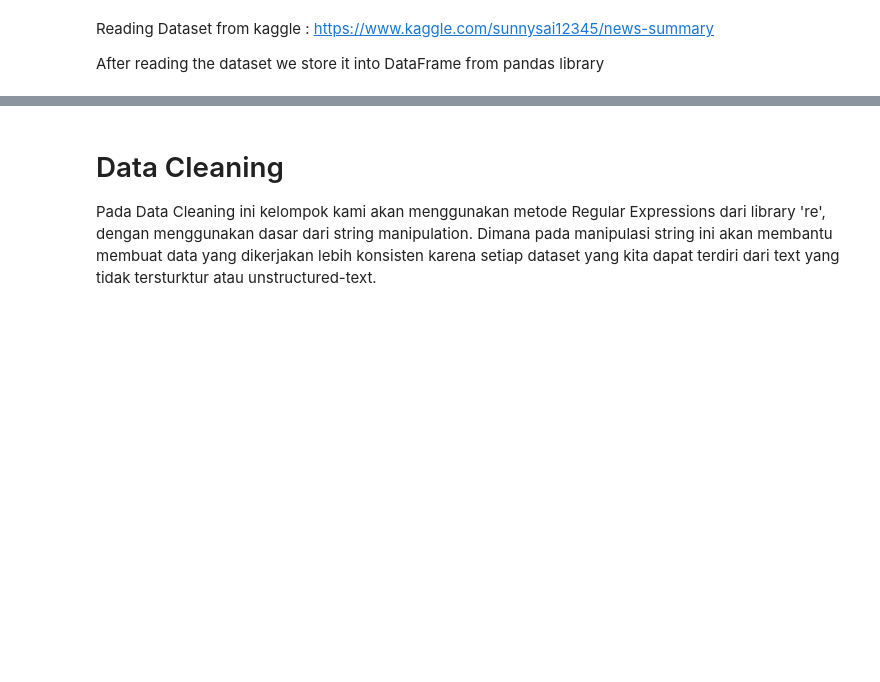
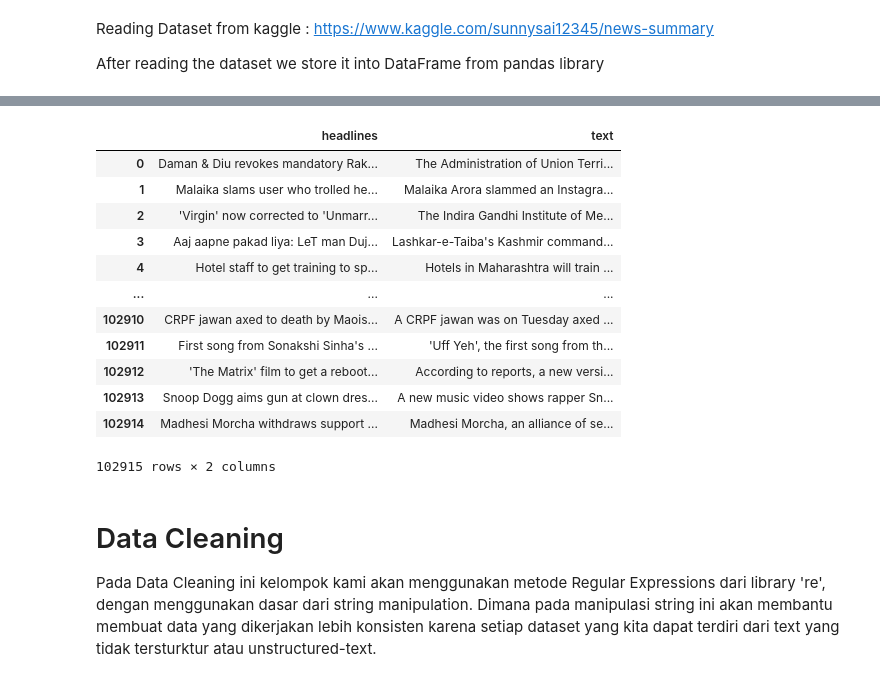
Before and after one commit to rhenaldariendra/Information_Retrieval, a Jupyter notebook: PROJECT_INFORMATION_RETRIEVAL.ipynb, the cells around one changed output, grey strips where cells are left out. Drawn from its saved outputs; the diff is of its cells as text; code cells hidden in the pictures; blank space fills up the shorter version.

```diff
--- a/PROJECT_INFORMATION_RETRIEVAL.ipynb
+++ b/PROJECT_INFORMATION_RETRIEVAL.ipynb
@@ -95,3 +53,19 @@ contraction_mapping = {"ain't": "is not", "aren't": "are not","can't": "cannot",
+# %%
+df['headlines'].head
+# %% [output]
+|  | headlines | text |
+| 0 | Daman & Diu revokes mandatory Rak... | The Administration of Union Terri... |
+| 1 | Malaika slams user who trolled he... | Malaika Arora slammed an Instagra... |
+| 2 | 'Virgin' now corrected to 'Unmarr... | The Indira Gandhi Institute of Me... |
+| 3 | Aaj aapne pakad liya: LeT man Duj... | Lashkar-e-Taiba's Kashmir command... |
+| 4 | Hotel staff to get training to sp... | Hotels in Maharashtra will train ... |
+| ... | ... | ... |
+| 102910 | CRPF jawan axed to death by Maois... | A CRPF jawan was on Tuesday axed ... |
+| 102911 | First song from Sonakshi Sinha's ... | 'Uff Yeh', the first song from th... |
+| 102912 | 'The Matrix' film to get a reboot... | According to reports, a new versi... |
+| 102913 | Snoop Dogg aims gun at clown dres... | A new music video shows rapper Sn... |
+| 102914 | Madhesi Morcha withdraws support ... | Madhesi Morcha, an alliance of se... |
+102915 rows × 2 columns
 # %% [markdown]
 # Data Cleaning
 
```
Also changed, not shown: parts of 66 cells of this notebook.
